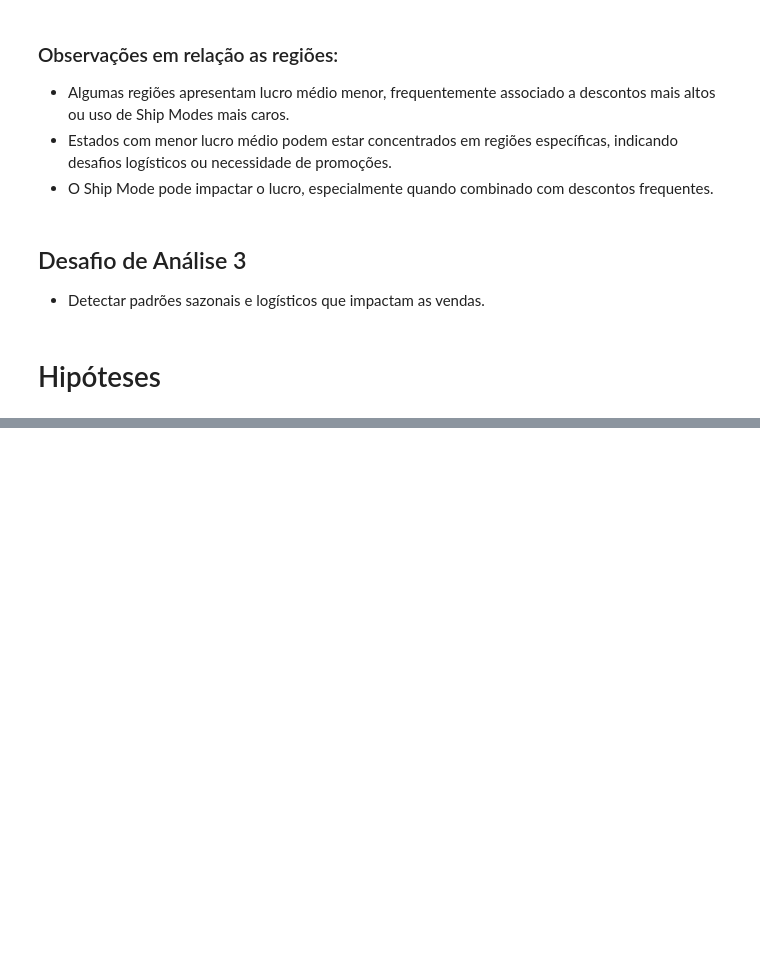
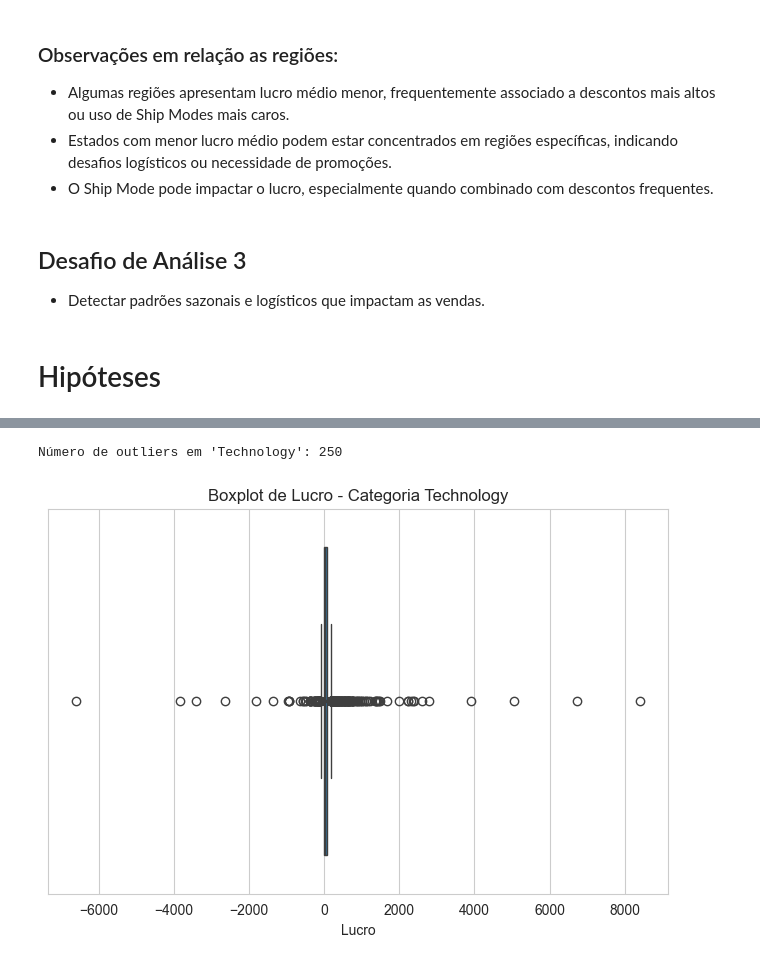
Before and after one commit to MaluAbrami/trabAnaliseDeDados, a Jupyter notebook: notebooks/Trabalho.ipynb, the cells around one changed output, grey strips where cells are left out. Cells and saved outputs as stored; diff of their text form; code cells hidden in the pictures; blank space fills up the shorter version.

```diff
--- a/notebooks/Trabalho.ipynb
+++ b/notebooks/Trabalho.ipynb
@@ -956,0 +791,26 @@ A hipótese buscou avaliar se o segmento de cliente (Consumer, Corporate, Home O
+# %%
+# Filtra apenas a categoria 'Technology'
+tech_profit = df[df['Category'] == 'Technology']['Profit']
+
+# Calcula quartis
+Q1 = tech_profit.quantile(0.25)
+Q3 = tech_profit.quantile(0.75)
+IQR = Q3 - Q1
+
+# Limites inferior e superior
+lower_limit = Q1 - 1.5 * IQR
+upper_limit = Q3 + 1.5 * IQR
+
+# Identifica outliers
+outliers = tech_profit[(tech_profit < lower_limit) | (tech_profit > upper_limit)]
+print(f"Número de outliers em 'Technology': {outliers.count()}")
+# %% [output]
+Número de outliers em 'Technology': 250
+# %%
+plt.figure(figsize=(8, 5))
+sns.boxplot(x=df[df['Category'] == 'Technology']['Profit'])
+plt.title('Boxplot de Lucro - Categoria Technology')
+plt.xlabel('Lucro')
+plt.show()
+# %% [output]
+[figure, added]
```
Also changed, not shown: parts of 21 cells of this notebook.
